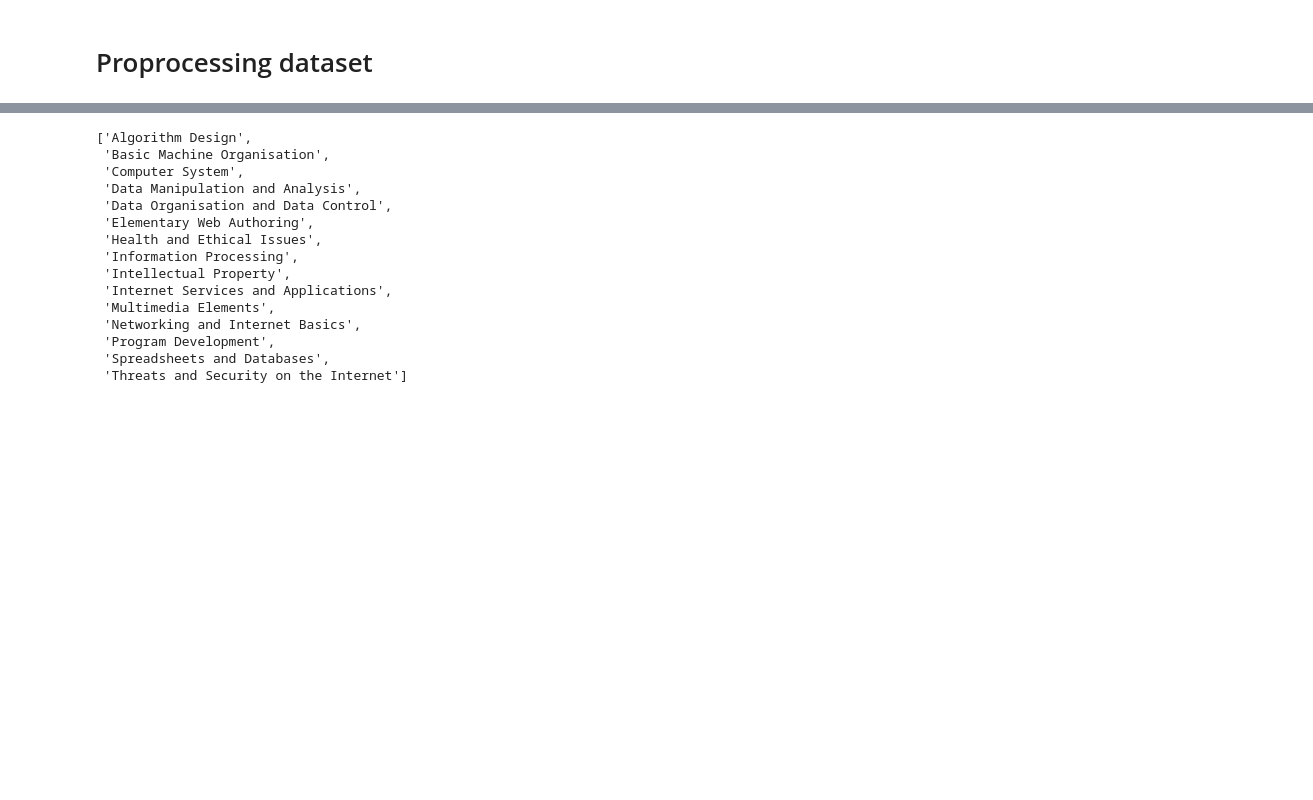
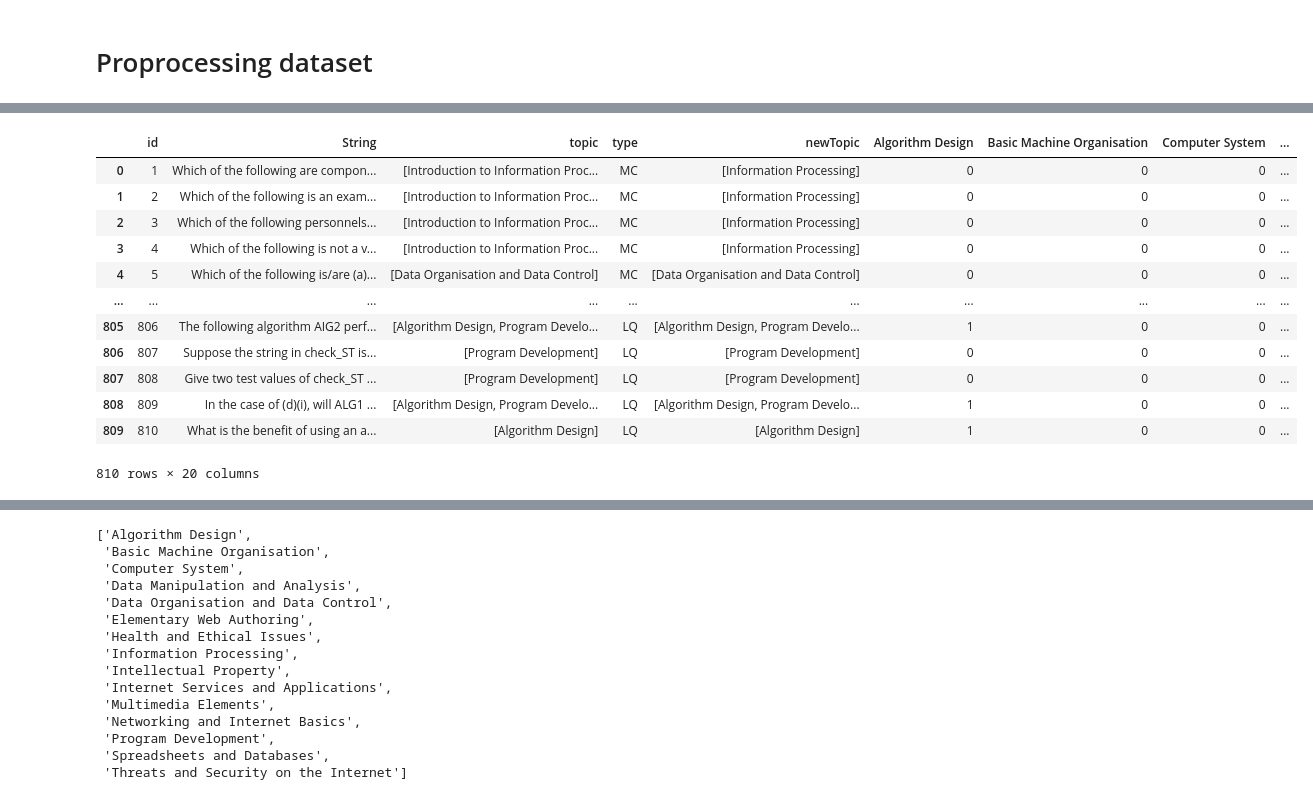
Before and after one commit to libbrary25252/QuestionModel, a Jupyter notebook: model/ProcessData.ipynb, the cells around one changed output, grey strips where cells are left out. Cells and saved outputs as stored; diff of their text form; code cells hidden in the pictures; blank space fills up the shorter version.

```diff
--- a/model/ProcessData.ipynb
+++ b/model/ProcessData.ipynb
@@ -49,6 +49,22 @@ Qdata_frame['newTopic'] = Qdata_frame['topic'].apply(lambda topics: [class_dict[
 from sklearn.preprocessing import MultiLabelBinarizer
 mlb = MultiLabelBinarizer()
 Qdf = Qdata_frame.join(pd.DataFrame(mlb.fit_transform(Qdata_frame['newTopic']), columns=mlb.classes_))
+# %%
+Qdf
+# %% [output]
+|  | id | String | topic | type | newTopic | Algorithm Design | Basic Machine Organisation | Computer System | ... |
+| 0 | 1 | Which of the following are compon... | [Introduction to Information Proc... | MC | [Information Processing] | 0 | 0 | 0 | ... |
+| 1 | 2 | Which of the following is an exam... | [Introduction to Information Proc... | MC | [Information Processing] | 0 | 0 | 0 | ... |
+| 2 | 3 | Which of the following personnels... | [Introduction to Information Proc... | MC | [Information Processing] | 0 | 0 | 0 | ... |
+| 3 | 4 | Which of the following is not a v... | [Introduction to Information Proc... | MC | [Information Processing] | 0 | 0 | 0 | ... |
+| 4 | 5 | Which of the following is/are (a)... | [Data Organisation and Data Control] | MC | [Data Organisation and Data Control] | 0 | 0 | 0 | ... |
+| ... | ... | ... | ... | ... | ... | ... | ... | ... | ... |
+| 805 | 806 | The following algorithm AIG2 perf... | [Algorithm Design, Program Develo... | LQ | [Algorithm Design, Program Develo... | 1 | 0 | 0 | ... |
+| 806 | 807 | Suppose the string in check_ST is... | [Program Development] | LQ | [Program Development] | 0 | 0 | 0 | ... |
+| 807 | 808 | Give two test values of check_ST ... | [Program Development] | LQ | [Program Development] | 0 | 0 | 0 | ... |
+| 808 | 809 | In the case of (d)(i), will ALG1 ... | [Algorithm Design, Program Develo... | LQ | [Algorithm Design, Program Develo... | 1 | 0 | 0 | ... |
+| 809 | 810 | What is the benefit of using an a... | [Algorithm Design] | LQ | [Algorithm Design] | 1 | 0 | 0 | ... |
+810 rows × 20 columns
 # %%
 # split the train, test, and validation data
 import sklearn
```
Also changed, not shown: parts of 14 cells of this notebook, 11 other files.
